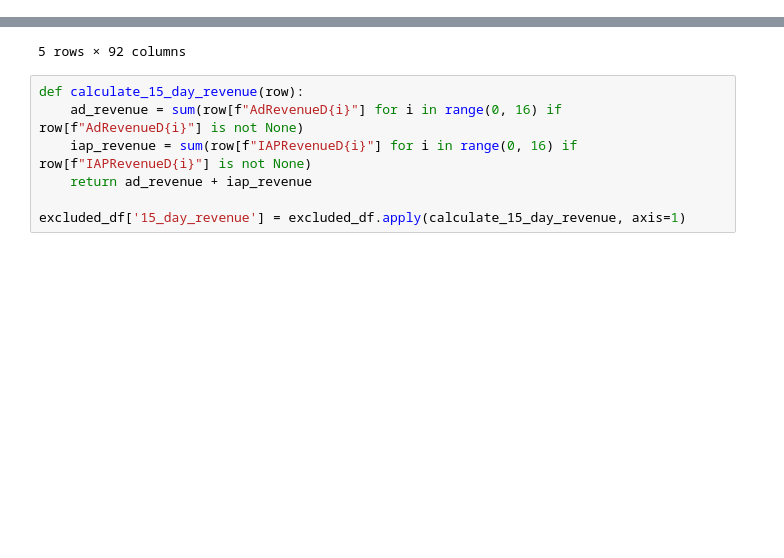
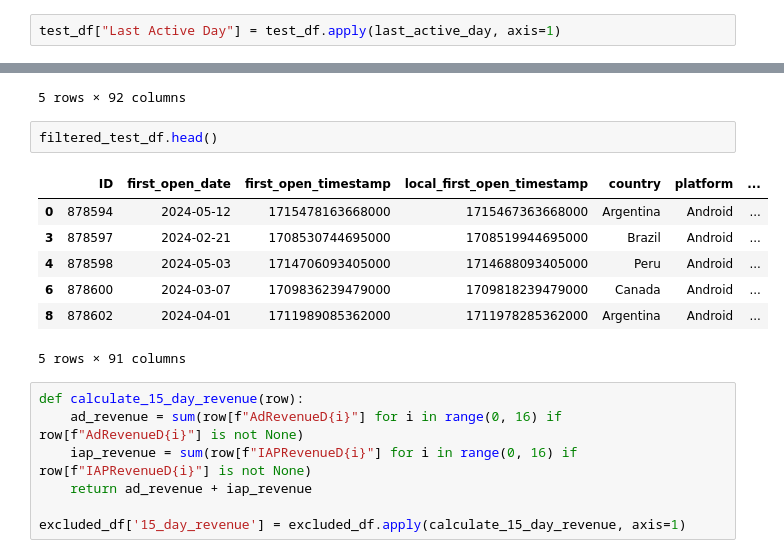
Before and after one commit to omerzzeybek9/Data-Analytics-Challange, a Jupyter notebook: DAG Kaggle/main.ipynb, the cells around one changed output, grey strips where cells are left out. Cells and saved outputs as stored; diff of their text form; blank space fills up the shorter version.

```diff
--- a/DAG Kaggle/main.ipynb
+++ b/DAG Kaggle/main.ipynb
@@ -138,6 +182,8 @@ def last_active_day(row):
     return 0
 # %%
 df["Last Active Day"] = df.apply(last_active_day, axis=1)
+# %%
+test_df["Last Active Day"] = test_df.apply(last_active_day, axis=1)
 # %%
 df["Last Active Day"].head(20)
 # %% [output]
@@ -210,6 +295,16 @@ filtered_df.head()
 | 15 | 15 | 2024-02-05 | 1707146971878000 | 1707166771878000 | India | Android | ... |
 | 19 | 19 | 2024-01-06 | 1704551875588000 | 1704541075588000 | Brazil | Android | ... |
 5 rows × 92 columns
+# %%
+filtered_test_df.head()
+# %% [output]
+|  | ID | first_open_date | first_open_timestamp | local_first_open_timestamp | country | platform | ... |
+| 0 | 878594 | 2024-05-12 | 1715478163668000 | 1715467363668000 | Argentina | Android | ... |
+| 3 | 878597 | 2024-02-21 | 1708530744695000 | 1708519944695000 | Brazil | Android | ... |
+| 4 | 878598 | 2024-05-03 | 1714706093405000 | 1714688093405000 | Peru | Android | ... |
+| 6 | 878600 | 2024-03-07 | 1709836239479000 | 1709818239479000 | Canada | Android | ... |
+| 8 | 878602 | 2024-04-01 | 1711989085362000 | 1711978285362000 | Argentina | Android | ... |
+5 rows × 91 columns
 # %%
 def calculate_15_day_revenue(row):
     ad_revenue = sum(row[f"AdRevenueD{i}"] for i in range(0, 16) if row[f"AdRevenueD{i}"] is not None)
```
Also changed, not shown: parts of 42 cells of this notebook.
